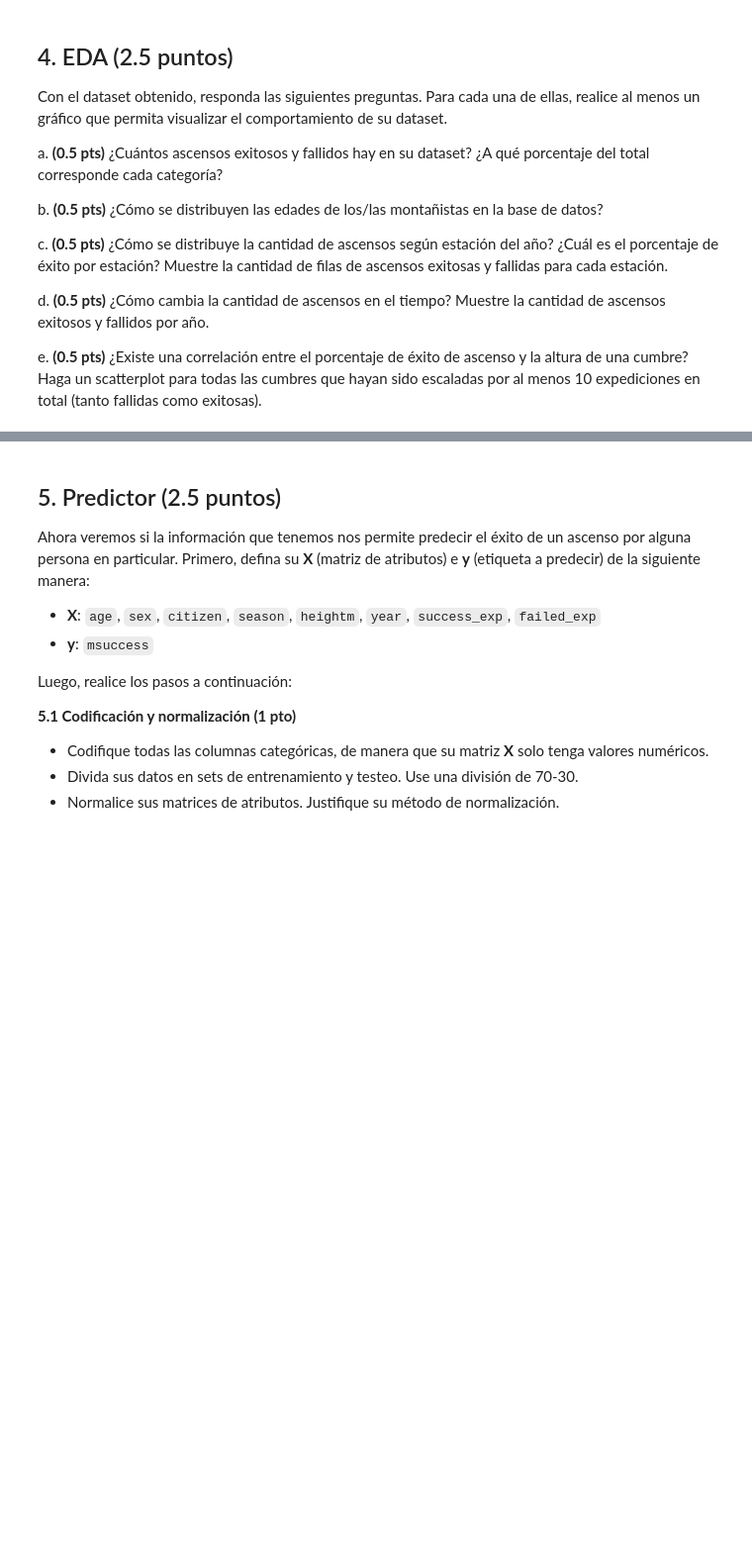
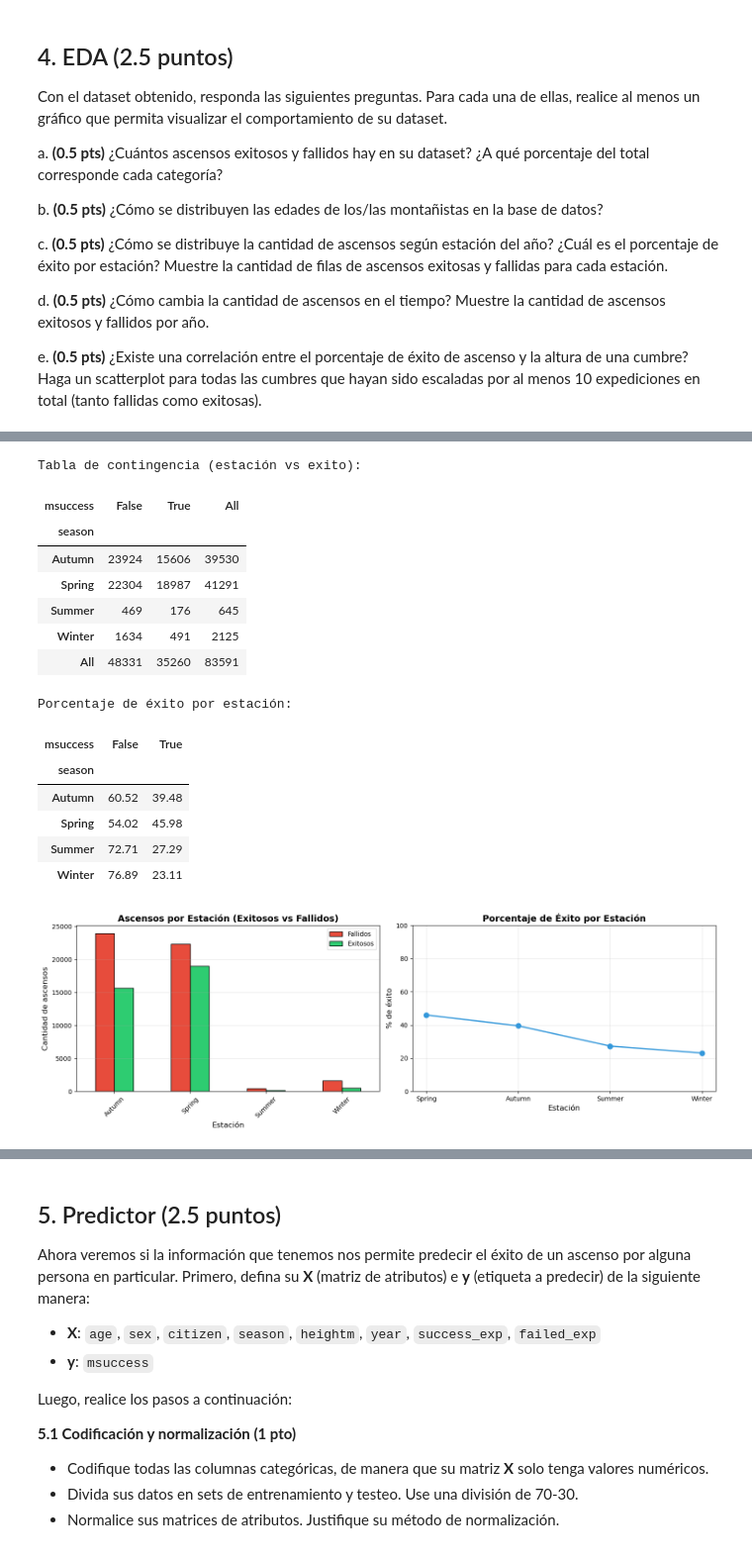
Before and after one commit to BenjaCidR/IMT2200-BENJAMIN-CID, a Jupyter notebook: Tareas/T4/IMT2200-25s2 - Tarea 04.ipynb, the cells around one changed output, grey strips where cells are left out. Shown: that part at 99% size. Drawn from its saved outputs; the diff is of its cells as text; code cells hidden in the pictures; blank space fills up the shorter version.

```diff
--- a/Tareas/T4/IMT2200-25s2 - Tarea 04.ipynb
+++ b/Tareas/T4/IMT2200-25s2 - Tarea 04.ipynb
@@ -219,0 +474,51 @@ Respuestas:
+# %%
+season_success = pd.crosstab(df_clean['season'], df_clean['msuccess'], margins=True)
+print("\nTabla de contingencia (estación vs exito):")
+display(season_success)
+
+#porcentaje de éxito por estación, se usa una crosstab para ver la relacion entre season y msucces
+season_pct = pd.crosstab(df_clean['season'], df_clean['msuccess'], normalize='index') * 100
+print("\nPorcentaje de éxito por estación:")
+display(season_pct.round(2))
+
+fig, axes = plt.subplots(1, 2, figsize=(15, 5))
+
+#gráfico de barras apiladas
+season_counts = pd.crosstab(df_clean['season'], df_clean['msuccess'])
+season_counts.plot(kind='bar', ax=axes[0], color=['#e74c3c', '#2ecc71'], edgecolor='black')
+axes[0].set_xlabel('Estación', fontsize=12)
+axes[0].set_ylabel('Cantidad de ascensos', fontsize=12)
+axes[0].set_title('Ascensos por Estación (Exitosos vs Fallidos)', fontsize=14, fontweight='bold')
+axes[0].legend(['Fallidos', 'Exitosos'], loc='upper right')
+axes[0].grid(axis='y', alpha=0.3)
+axes[0].set_xticklabels(axes[0].get_xticklabels(), rotation=45)
+
+#gráfico lineal con porcentaje de éxito
+season_success_pct = pd.crosstab(df_clean['season'], df_clean['msuccess'], normalize='index')[True] * 100
+season_success_pct = season_success_pct.sort_values(ascending=False)
+axes[1].plot(season_success_pct.index, season_success_pct.values, marker='o', linewidth=2, markersize=8, color='#3498db')
+axes[1].set_xlabel('Estación', fontsize=12)
+axes[1].set_ylabel('% de éxito', fontsize=12)
+axes[1].set_title('Porcentaje de Éxito por Estación', fontsize=14, fontweight='bold')
+axes[1].grid(alpha=0.3)
+axes[1].set_ylim([0, 100])
+
+plt.tight_layout()
+plt.show()
+# %% [output]
+Tabla de contingencia (estación vs exito):
+| msuccess | False | True | All |
+| season |  |  |  |
+| Autumn | 23924 | 15606 | 39530 |
+| Spring | 22304 | 18987 | 41291 |
+| Summer | 469 | 176 | 645 |
+| Winter | 1634 | 491 | 2125 |
+| All | 48331 | 35260 | 83591 |
+Porcentaje de éxito por estación:
+| msuccess | False | True |
+| season |  |  |
+| Autumn | 60.52 | 39.48 |
+| Spring | 54.02 | 45.98 |
+| Summer | 72.71 | 27.29 |
+| Winter | 76.89 | 23.11 |
+[figure, added]
```
Also changed, not shown: parts of 29 cells of this notebook.
